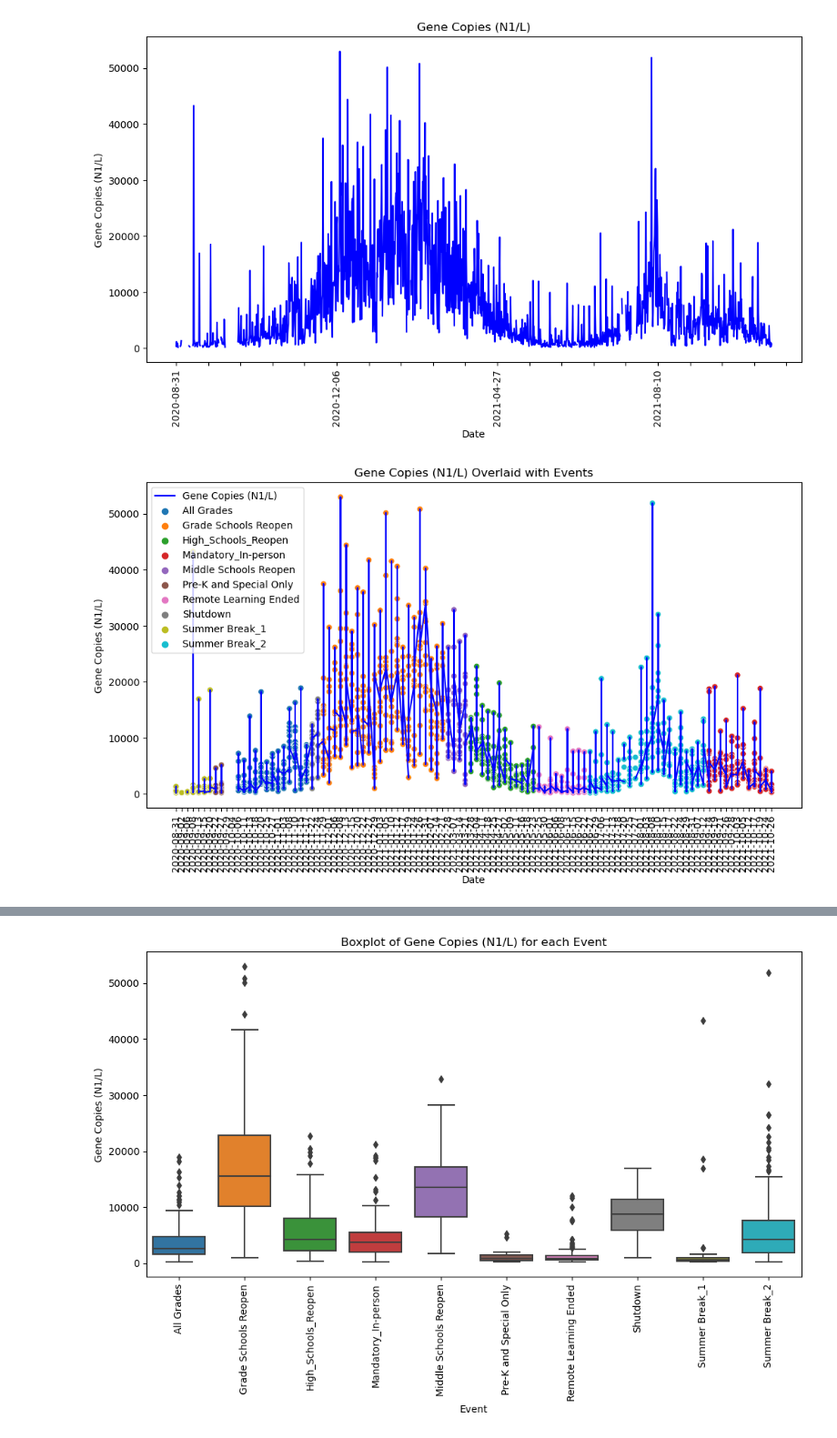
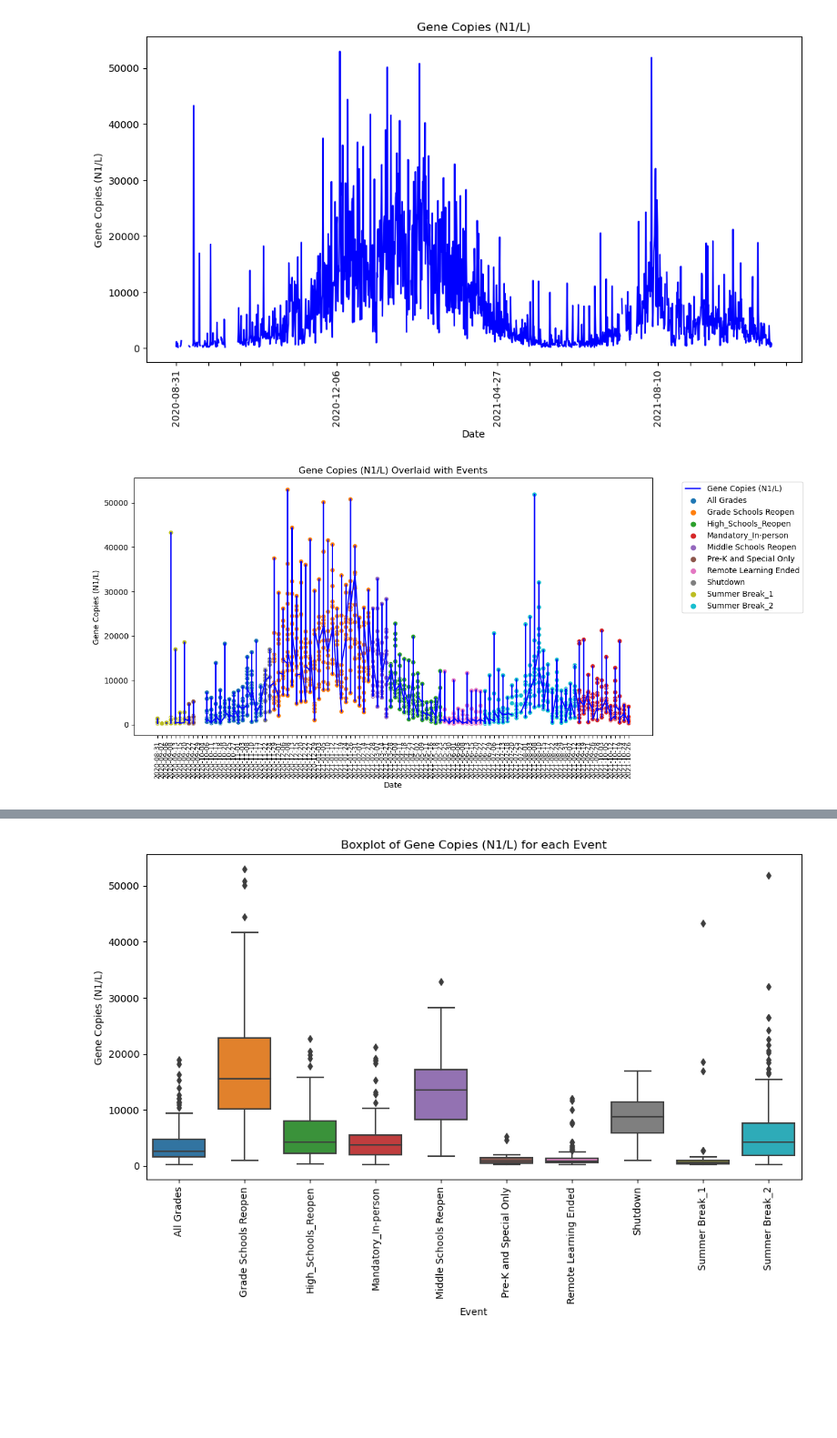
Before and after one commit to Lou-Hines/Covid_Wastewater_and_Schools, a Jupyter notebook: Regression_Modelling/Pre-Omicron_EDA_and_Feature_Engineering.ipynb, the cells around one changed output, grey strips where cells are left out. Shown at 91% size. Drawn from its saved outputs; the diff is of its cells as text; code cells hidden in the pictures; blank space fills up the shorter version.

```diff
--- a/Regression_Modelling/Pre-Omicron_EDA_and_Feature_Engineering.ipynb
+++ b/Regression_Modelling/Pre-Omicron_EDA_and_Feature_Engineering.ipynb
@@ -317,28 +317,29 @@ Text(0.5, 0, 'Date')
 # %%
 # Now let's look at this with the school events of 2020-2021
 
 merged_df_pre_omi['School Status'] = merged_df_pre_omi['School Status'].astype('category')
 
 # Create the plot
 plt.figure(figsize=(12, 6))
 
 # Plot the wastewater data
 plt.plot(merged_df_pre_omi.index, merged_df_pre_omi['Gene Copies (N1/L)'], color='blue', label='Gene Copies (N1/L)')
 
 # Add scatterplot of events, color-coded
 sns.scatterplot(x=merged_df_pre_omi.index, y=merged_df_pre_omi['Gene Copies (N1/L)'], hue=merged_df_pre_omi['School Status'])
 
 # Rotate x-ticks for better visibility
 plt.xticks(rotation=90)
+plt.tick_params(axis='x', labelsize='small')
 
 # Set labels
 plt.title('Gene Copies (N1/L) Overlaid with Events')
 plt.xlabel('Date')
 plt.ylabel('Gene Copies (N1/L)')
 
 # Display the legend
-plt.legend()
+plt.legend(bbox_to_anchor=(1.05, 1), loc='upper left')
 
 plt.show()
 # %% [output]
-[figure, old version]
+[figure, new version]
```
Also changed, not shown: parts of 2 cells of this notebook, 2 other files.
